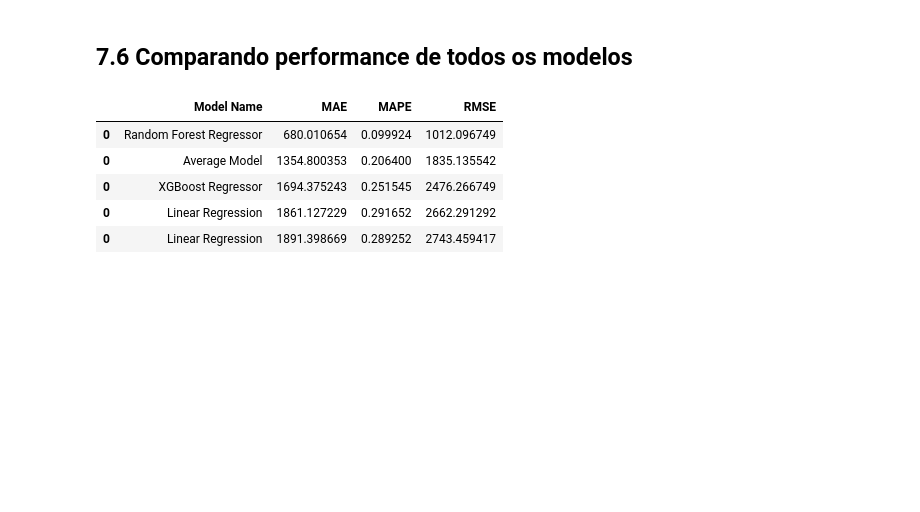
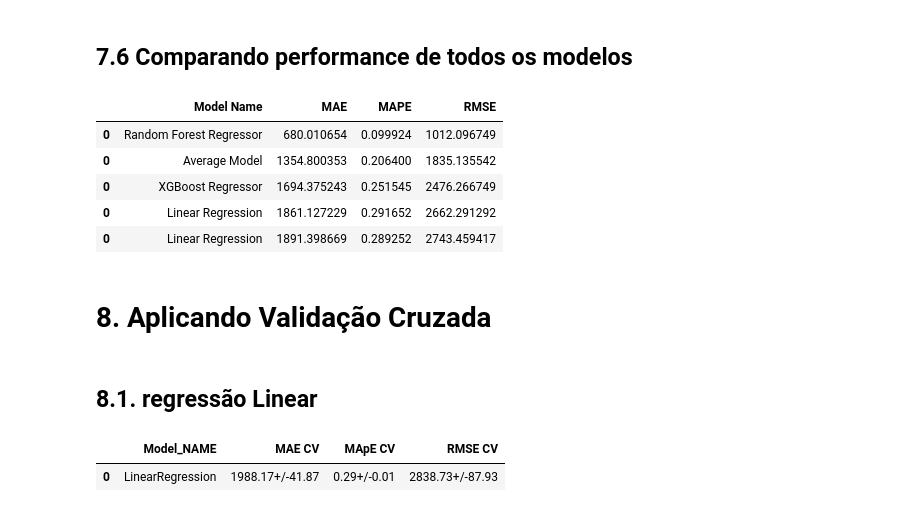
Before and after one commit to thiago-vale/ds-em-producao, a Jupyter notebook: notebooks/store-sales-ŕedictions.ipynb, the cells around one changed output. Cells and saved outputs as stored; diff of their text form; code cells hidden in the pictures; blank space fills up the shorter version.

```diff
--- a/notebooks/store-sales-ŕedictions.ipynb
+++ b/notebooks/store-sales-ŕedictions.ipynb
@@ -1131,8 +1179,8 @@ cols_selected_boruta_full.extend( feat_to_add )
 # %% [markdown]
 # 7. Modelagem de Machine Learning
 # %%
-X_train = X_train[cols_selected_boruta]
-X_test = X_test[cols_selected_boruta]
+x_train = X_train[cols_selected_boruta]
+x_test = X_test[cols_selected_boruta]
 # %% [markdown]
 ## 7.1 Modelo de média
 # %%
@@ -1220,3 +1265,16 @@ modeling_result.sort_values('RMSE')
 | 0 | XGBoost Regressor | 1694.375243 | 0.251545 | 2476.266749 |
 | 0 | Linear Regression | 1861.127229 | 0.291652 | 2662.291292 |
 | 0 | Linear Regression | 1891.398669 | 0.289252 | 2743.459417 |
+# %% [markdown]
+# 8. Aplicando Validação Cruzada
+# %%
+x_training = X_train[ cols_selected_boruta_full ]
+# %% [markdown]
+## 8.1. regressão Linear
+# %%
+model = LinearRegression()
+lr_result_cv = time_cross_validation( x_training, 5, 'LinearRegression', model)
+lr_result_cv
+# %% [output]
+|  | Model_NAME | MAE CV | MApE CV | RMSE CV |
+| 0 | LinearRegression | 1988.17+/-41.87 | 0.29+/-0.01 | 2838.73+/-87.93 |
```
Also changed, not shown: parts of 26 cells of this notebook.
